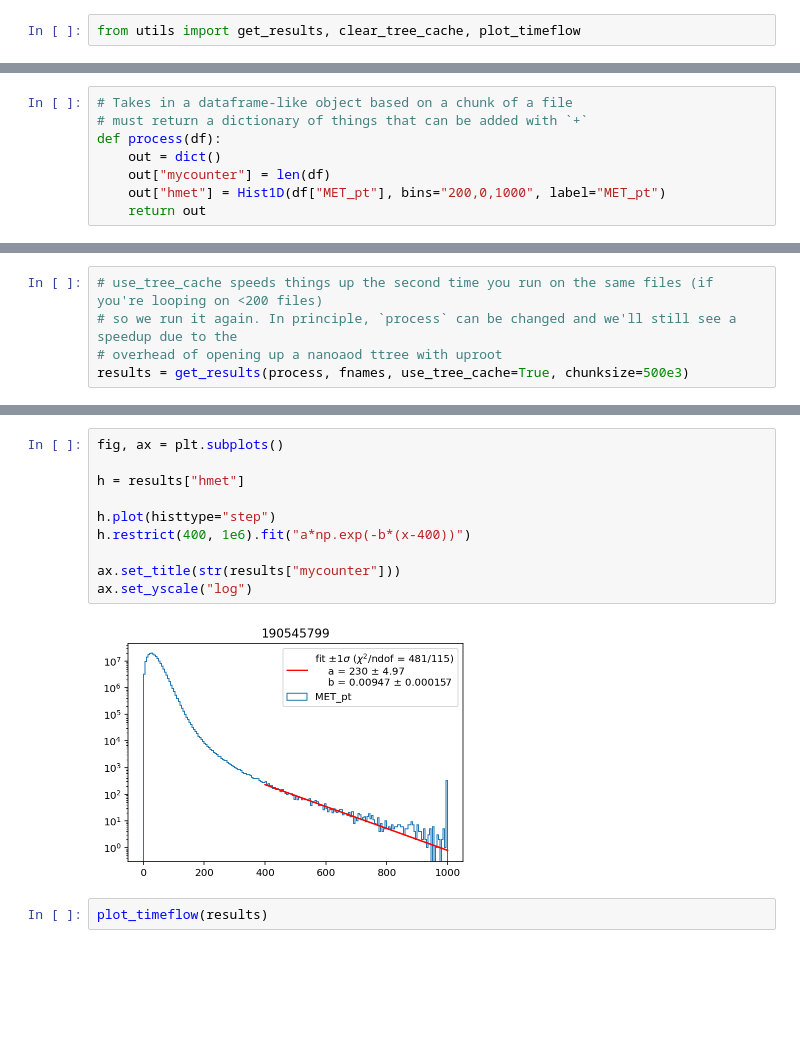
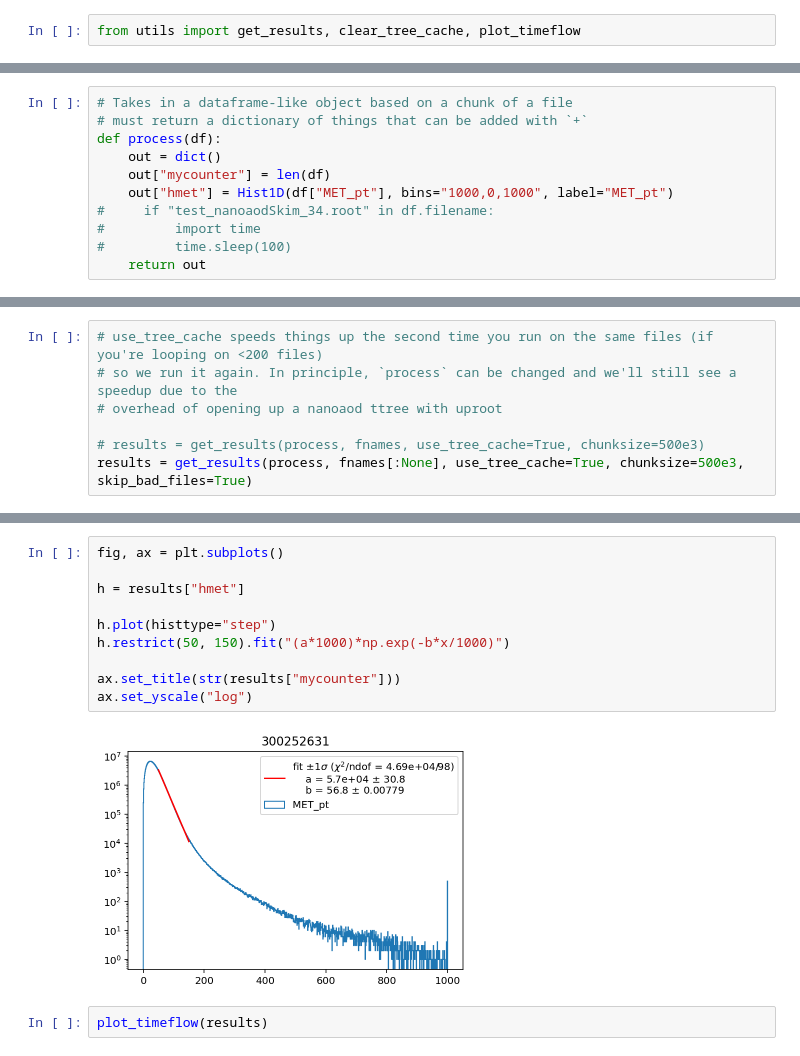
Before and after one commit to aminnj/daskucsd, a Jupyter notebook: cluster.ipynb, the cells around one changed output, grey strips where cells are left out. Cells and saved outputs as stored; diff of their text form; blank space fills up the shorter version.

```diff
--- a/cluster.ipynb
+++ b/cluster.ipynb
@@ -34,6 +41,9 @@ print(len(fnames))
 def process(df):
     out = dict()
     out["mycounter"] = len(df)
-    out["hmet"] = Hist1D(df["MET_pt"], bins="200,0,1000", label="MET_pt")
+    out["hmet"] = Hist1D(df["MET_pt"], bins="1000,0,1000", label="MET_pt")
+#     if "test_nanoaodSkim_34.root" in df.filename:
+#         import time
+#         time.sleep(100)
     return out
 # %%
@@ -47,6 +58,8 @@ Processed 1.9055e+08 input events in 75.5s (2525.44kHz)
 # use_tree_cache speeds things up the second time you run on the same files (if you're looping on <200 files)
 # so we run it again. In principle, `process` can be changed and we'll still see a speedup due to the
 # overhead of opening up a nanoaod ttree with uproot
-results = get_results(process, fnames, use_tree_cache=True, chunksize=500e3)
+
+# results = get_results(process, fnames, use_tree_cache=True, chunksize=500e3)
+results = get_results(process, fnames[:None], use_tree_cache=True, chunksize=500e3, skip_bad_files=True)
 # %% [output]
 Making chunks for workers
@@ -56,15 +85,15 @@ Processed 1.9055e+08 input events in 4.1s (46317.96kHz)
 # %%
 fig, ax = plt.subplots()
 
 h = results["hmet"]
 
 h.plot(histtype="step")
-h.restrict(400, 1e6).fit("a*np.exp(-b*(x-400))")
+h.restrict(50, 150).fit("(a*1000)*np.exp(-b*x/1000)")
 
 ax.set_title(str(results["mycounter"]))
 ax.set_yscale("log")
 # %% [output]
-[figure, old version]
+[figure, new version]
 # %%
 plot_timeflow(results)
 # %% [output]
```
Also changed, not shown: parts of 14 cells of this notebook, 5 other files.
